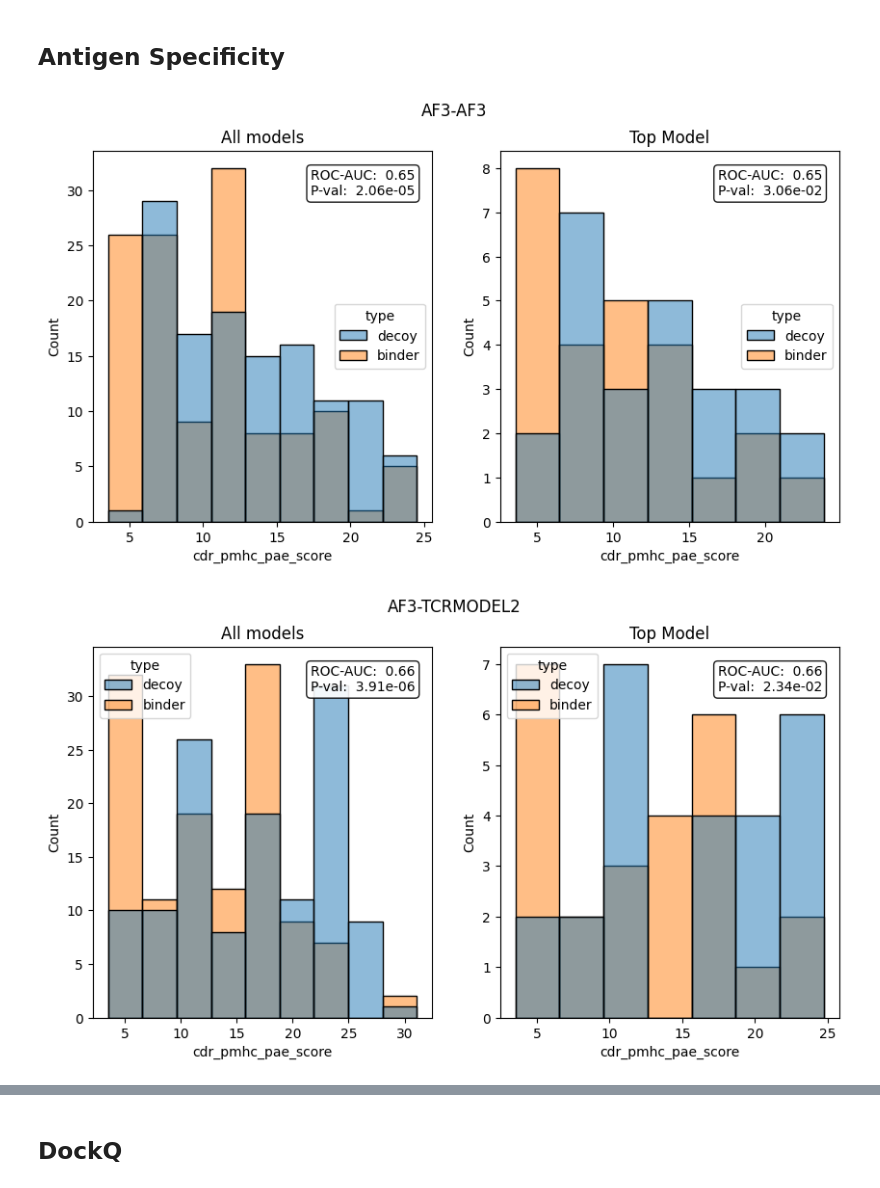
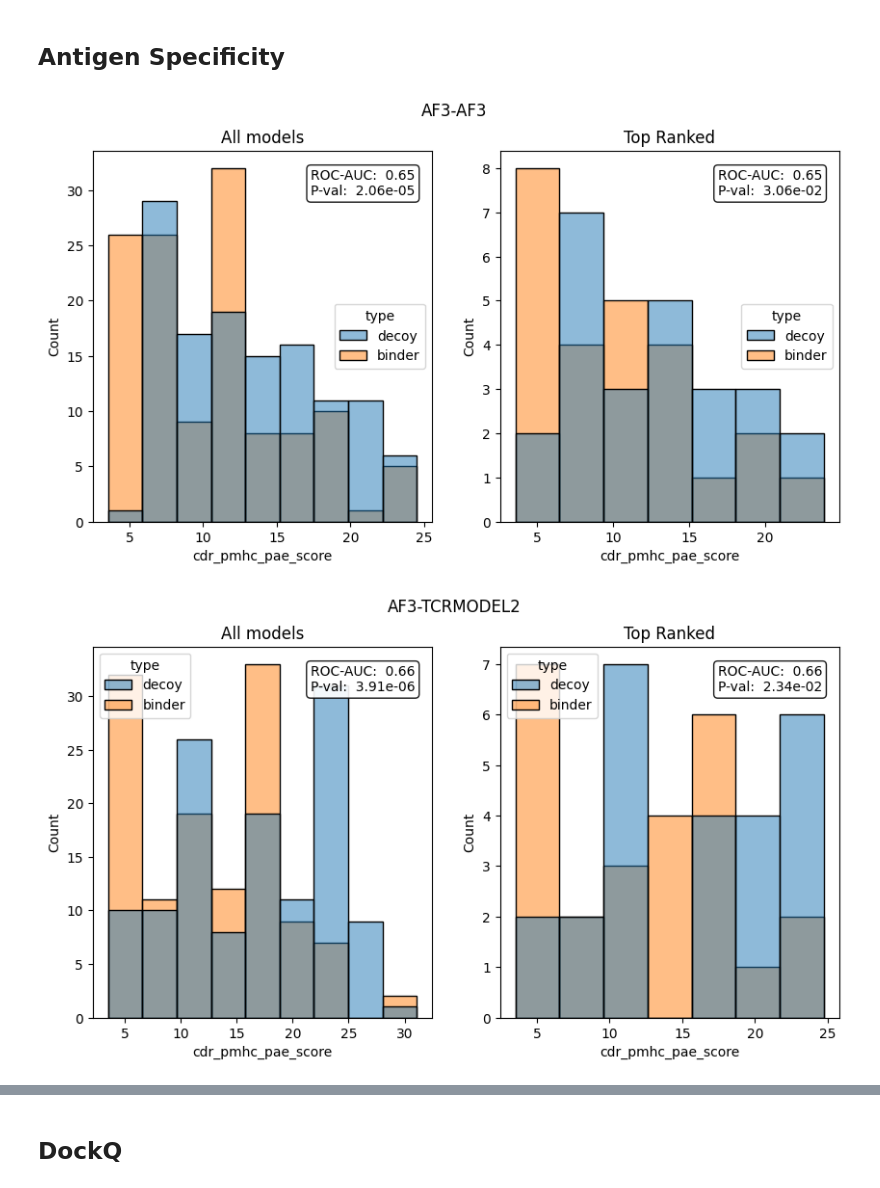
Before and after one commit to benjiemc/tcr-pmhc-predicted-structures, a Jupyter notebook: notebooks/compare_msa_generation.ipynb, the cells around one changed output, grey strips where cells are left out. Saved outputs shown, nothing was run; the diff lists cells and outputs as text; code cells hidden in the pictures.

```diff
--- a/notebooks/compare_msa_generation.ipynb
+++ b/notebooks/compare_msa_generation.ipynb
@@ -34,11 +33,15 @@ msa_ids = set(full_sequences.melt(ignore_index=False)['value'].map(sequence_key)
 # %%
 timings = []
 for path in glob.glob('../data/benchmarks/msa-generation_*.tsv'):
+    method_info = re.search(
+        'msa-generation_(?P<msa_method>[a-zA-Z0-9]+)(?:_(?P<data_source>[a-zA-Z0-9]+))?_(?P<id>[a-zA-Z0-9]+).tsv',
+        os.path.basename(path),
+    ).groupdict()
+
+    if method_info['msa_method'] not in ('af3', 'mmseqs2'):
+        continue
+
     timing = pd.read_csv(path, delimiter='\t')
-
-    method_info = re.search(
-        'msa-generation_(?P<msa_method>[a-zA-Z0-9]+)(?:_(?P<data_source>[a-zA-Z0-9]+))?_(?P<id>[a-zA-Z0-9]+).tsv', path
-    ).groupdict()
 
     for key, val in method_info.items():
         timing[key] = val
@@ -134,5 +149,5 @@ confidences['structure_name'] = confidences['structure_name'].apply(str)
 # %%
-confidences = confidences.merge(sequences, how='left', left_on='structure_name', right_on='index')
+confidences = confidences.merge(sequences, how='left', left_on='name', right_on='index')
 # %%
 for name, group in confidences.groupby(['msa_method', 'data_source']):
     fig, (ax1, ax2) = plt.subplots(1, 2, figsize=(10, 5))
@@ -142,40 +157,40 @@ for name, group in confidences.groupby(['msa_method', 'data_source']):
     ax1.set_title('All models')
 
     roc_auc = 1 - roc_auc_score(group['label'], group['cdr_pmhc_pae_score'])
     stat, p_val = stats.ranksums(
         group.query("type == 'binder'")['cdr_pmhc_pae_score'],
         group.query("type == 'decoy'")['cdr_pmhc_pae_score'],
         alternative='less',
     )
     ax1.text(
         0.95,
         0.95,
         f'ROC-AUC: {roc_auc: .2f}\nP-val: {p_val: .2e}',
         transform=ax1.transAxes,
         verticalalignment='top',
         horizontalalignment='right',
         bbox={'boxstyle': 'round', 'facecolor': 'white', 'alpha': 0.90},
     )
 
-    group_top_model = group.query('top_model')
-    sns.histplot(group_top_model, x='cdr_pmhc_pae_score', hue='type', ax=ax2)
-    ax2.set_title('Top Model')
+    group_top_rank = group.query('top_rank')
+    sns.histplot(group_top_rank, x='cdr_pmhc_pae_score', hue='type', ax=ax2)
+    ax2.set_title('Top Ranked')
 
-    roc_auc_top_model = 1 - roc_auc_score(group_top_model['label'], group_top_model['cdr_pmhc_pae_score'])
-    stat_top_model, p_val_top_model = stats.ranksums(
-        group_top_model.query("type == 'binder'")['cdr_pmhc_pae_score'],
-        group_top_model.query("type == 'decoy'")['cdr_pmhc_pae_score'],
+    roc_auc_top_rank = 1 - roc_auc_score(group_top_rank['label'], group_top_rank['cdr_pmhc_pae_score'])
+    stat_top_rank, p_val_top_rank = stats.ranksums(
+        group_top_rank.query("type == 'binder'")['cdr_pmhc_pae_score'],
+        group_top_rank.query("type == 'decoy'")['cdr_pmhc_pae_score'],
         alternative='less',
     )
     ax2.text(
         0.95,
         0.95,
-        f'ROC-AUC: {roc_auc_top_model: .2f}\nP-val: {p_val_top_model: .2e}',
+        f'ROC-AUC: {roc_auc_top_rank: .2f}\nP-val: {p_val_top_rank: .2e}',
         transform=ax2.transAxes,
         verticalalignment='top',
         horizontalalignment='right',
         bbox={'boxstyle': 'round', 'facecolor': 'white', 'alpha': 0.90},
     )
 # %% [output]
-[figure, old version]
+[figure, new version]
-[figure, old version]
+[figure, new version]
```
Also changed, not shown: parts of 15 cells of this notebook.
